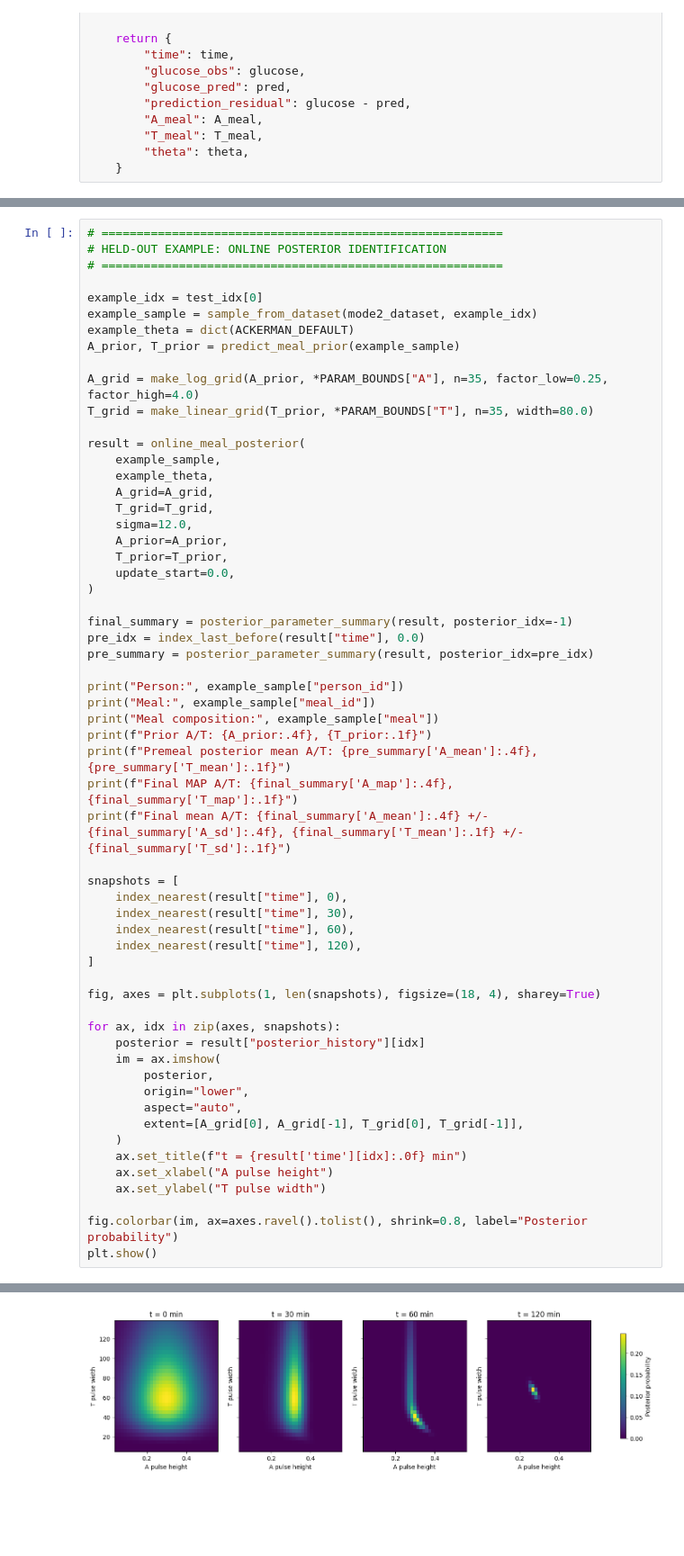
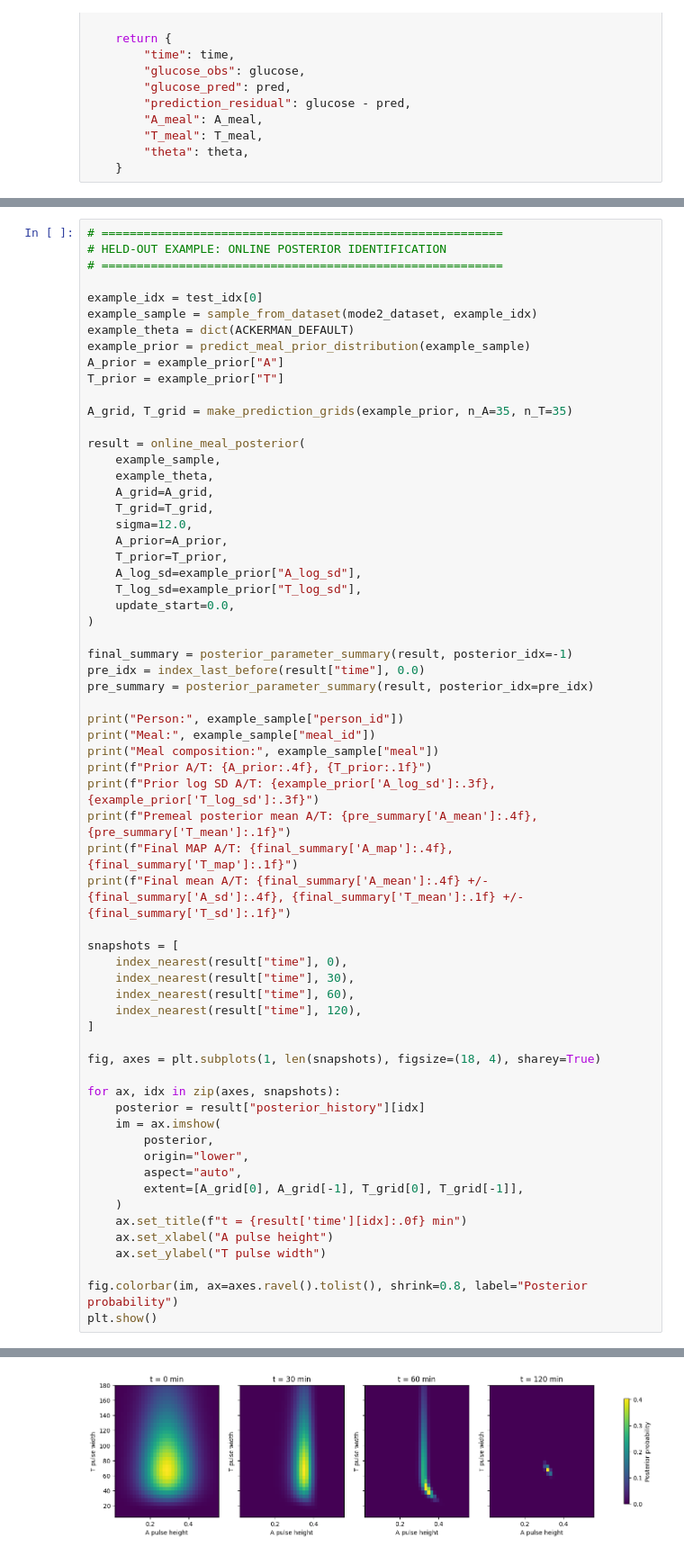
Before and after one commit to vskantze/dynamic-metabolic-state, a Jupyter notebook: nbs/mode2_online_bayesian_meal_identification_real_data.ipynb, the cells around one changed output, grey strips where cells are left out. Shown at 90% size. Drawn from its saved outputs; the diff is of its cells as text; blank space fills up the shorter version.

```diff
--- a/nbs/mode2_online_bayesian_meal_identification_real_data.ipynb
+++ b/nbs/mode2_online_bayesian_meal_identification_real_data.ipynb
@@ -641,10 +936,11 @@ def index_last_before(time, value):
 example_idx = test_idx[0]
 example_sample = sample_from_dataset(mode2_dataset, example_idx)
 example_theta = dict(ACKERMAN_DEFAULT)
-A_prior, T_prior = predict_meal_prior(example_sample)
+example_prior = predict_meal_prior_distribution(example_sample)
+A_prior = example_prior["A"]
+T_prior = example_prior["T"]
 
-A_grid = make_log_grid(A_prior, *PARAM_BOUNDS["A"], n=35, factor_low=0.25, factor_high=4.0)
-T_grid = make_linear_grid(T_prior, *PARAM_BOUNDS["T"], n=35, width=80.0)
+A_grid, T_grid = make_prediction_grids(example_prior, n_A=35, n_T=35)
 
 result = online_meal_posterior(
     example_sample,
@@ -654,6 +950,8 @@ result = online_meal_posterior(
     sigma=12.0,
     A_prior=A_prior,
     T_prior=T_prior,
+    A_log_sd=example_prior["A_log_sd"],
+    T_log_sd=example_prior["T_log_sd"],
     update_start=0.0,
 )
 
@@ -665,6 +963,7 @@ print("Person:", example_sample["person_id"])
 print("Meal:", example_sample["meal_id"])
 print("Meal composition:", example_sample["meal"])
 print(f"Prior A/T: {A_prior:.4f}, {T_prior:.1f}")
+print(f"Prior log SD A/T: {example_prior['A_log_sd']:.3f}, {example_prior['T_log_sd']:.3f}")
 print(f"Premeal posterior mean A/T: {pre_summary['A_mean']:.4f}, {pre_summary['T_mean']:.1f}")
 print(f"Final MAP A/T: {final_summary['A_map']:.4f}, {final_summary['T_map']:.1f}")
 print(f"Final mean A/T: {final_summary['A_mean']:.4f} +/- {final_summary['A_sd']:.4f}, {final_summary['T_mean']:.1f} +/- {final_summary['T_sd']:.1f}")
@@ -703,4 +1003,4 @@ Final mean A/T: 0.1277 +/- 0.0082, 62.2 +/- 3.5
-[figure, old version]
+[figure, new version]
 # %%
 # =========================================================
 # ONLINE FORECAST EVOLUTION
```
Also changed, not shown: parts of 10 cells of this notebook.
